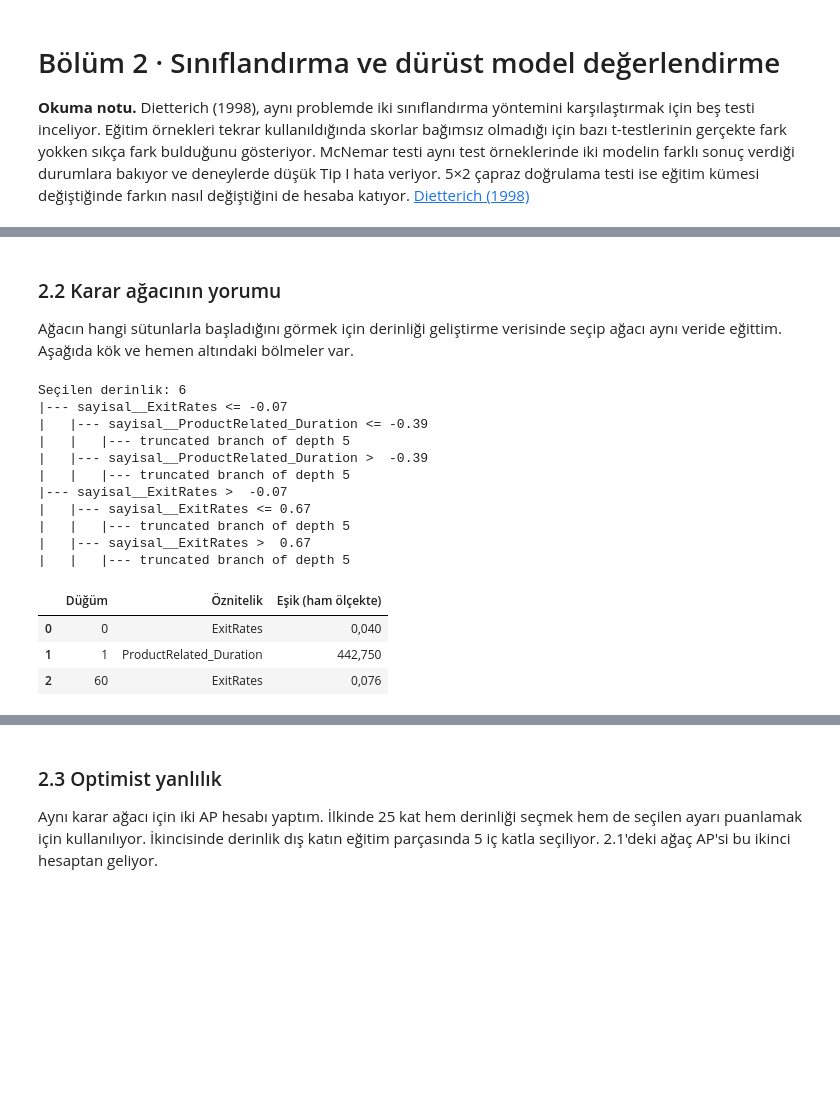
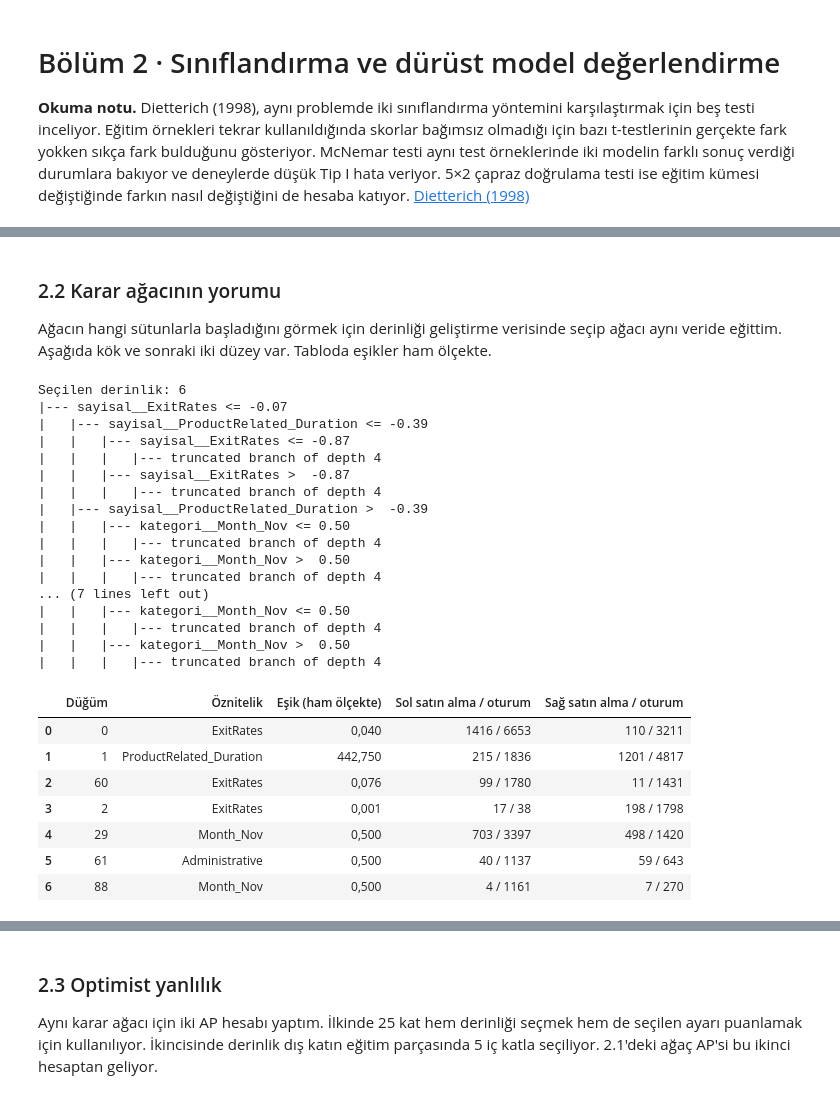
Before and after one commit to EmircanDemirTR/bil545-online-alisveris, a Jupyter notebook: proje1/BIL545_Proje1_EmircanDemir.ipynb, the cells around one changed output, grey strips where cells are left out. Cells and saved outputs as stored; diff of their text form; code cells hidden in the pictures; blank space fills up the shorter version.

```diff
--- a/proje1/BIL545_Proje1_EmircanDemir.ipynb
+++ b/proje1/BIL545_Proje1_EmircanDemir.ipynb
@@ -23,6 +23,17 @@ import sys
 from pathlib import Path
 from urllib.request import urlopen
 from zipfile import ZipFile
+
+from importlib.metadata import version
+
+SKLEARN_VERSION = "1.6.1"
+if "google.colab" in sys.modules and version("scikit-learn") != SKLEARN_VERSION:
+    import subprocess
+
+    subprocess.run(
+        [sys.executable, "-m", "pip", "install", "-q", f"scikit-learn=={SKLEARN_VERSION}"],
+        check=True,
+    )
 
 import joblib
 import matplotlib
@@ -34,6 +45,9 @@ import sklearn
 import threadpoolctl
 from IPython.display import display
 
+if sklearn.__version__ != SKLEARN_VERSION:
+    raise RuntimeError(f"Bu defter için scikit-learn=={SKLEARN_VERSION} kullanın ve çekirdeği yeniden başlatın.")
+
 SEED = 42
 np.random.seed(SEED)
 print("Python", sys.version.split()[0])
@@ -831,11 +843,15 @@ models = {
 }
 
 model_scores = {}
+nested_trees = None
 with threadpoolctl.threadpool_limits(limits=2):
     for name, estimator in models.items():
         result = cross_validate(
-            estimator, X_dev, y_dev, cv=dev_splits, scoring=SCORING, error_score="raise"
+            estimator, X_dev, y_dev, cv=dev_splits, scoring=SCORING,
+            return_estimator=name == "Karar ağacı", error_score="raise"
         )
+        if name == "Karar ağacı":
+            nested_trees = result["estimator"]
         model_scores[name] = pd.DataFrame({key: result[f"test_{key}"] for key in SCORING})
 
 ranking = sorted(model_scores, key=lambda name: -model_scores[name]["AP"].mean())
@@ -867,49 +881,75 @@ Colab'da ormanın AP'si aynı kaldı, gradyan artırma 0,3744 ± 0,0214 AP aldı
 # %% [markdown]
 ### 2.2 Karar ağacının yorumu
 
-Ağacın hangi sütunlarla başladığını görmek için derinliği geliştirme verisinde seçip ağacı aynı veride eğittim. Aşağıda kök ve hemen altındaki bölmeler var.
+Ağacın hangi sütunlarla başladığını görmek için derinliği geliştirme verisinde seçip ağacı aynı veride eğittim. Aşağıda kök ve sonraki iki düzey var. Tabloda eşikler ham ölçekte.
 # %%
 from sklearn.tree import export_text
 
 # 2.3'teki karşılaştırma için geliştirme katlarında yapılan aramayı da saklıyorum.
 with threadpoolctl.threadpool_limits(limits=2):
     dev_tree = clone(tree_search).set_params(cv=dev_splits).fit(X_dev, y_dev)
 tree_model = dev_tree.best_estimator_
 tree_features = tree_model["preprocess"].get_feature_names_out()
 print("Seçilen derinlik:", dev_tree.best_params_["model__max_depth"])
-print(export_text(tree_model["model"], feature_names=list(tree_features), max_depth=1))
+print(export_text(
+    tree_model["model"], feature_names=list(tree_features), max_depth=2, show_weights=True
+))
 
 tree = tree_model["model"].tree_
 scaler = tree_model["preprocess"].named_transformers_["sayisal"]["scale"]
-nodes = [0, tree.children_left[0], tree.children_right[0]]
+nodes = [0]
+level = [0]
+for _ in range(2):
+    level = [
+        child for node in level
+        for child in (tree.children_left[node], tree.children_right[node])
+        if child >= 0
+    ]
+    nodes.extend(level)
+
+def purchase_count(node):
+    values = tree.value[node, 0]
+    return round(values[1] / values.sum() * tree.n_node_samples[node])
 rules = []
 for node in nodes:
     col = tree.feature[node]
     if col < 0:
         continue
     column = tree_features[col]
     threshold = tree.threshold[node]
     if column.startswith("sayisal__"):
         threshold = threshold * scaler.scale_[col] + scaler.mean_[col]
+    left, right = tree.children_left[node], tree.children_right[node]
     rules.append({
-        "Düğüm": node, "Öznitelik": column.split("__", 1)[1],
-        "Eşik (ham ölçekte)": threshold,
+        "Düğüm": node, "Öznitelik": column.split("__", 1)[1], "Eşik (ham ölçekte)": threshold,
+        "Sol satın alma / oturum": f"{purchase_count(left)} / {tree.n_node_samples[left]}",
+        "Sağ satın alma / oturum": f"{purchase_count(right)} / {tree.n_node_samples[right]}",
     })
 display(pd.DataFrame(rules).style.format({"Eşik (ham ölçekte)": "{:.3f}"}, decimal=","))
 # %% [output]
 Seçilen derinlik: 6
 |--- sayisal__ExitRates <= -0.07
 |   |--- sayisal__ProductRelated_Duration <= -0.39
-|   |   |--- truncated branch of depth 5
+|   |   |--- sayisal__ExitRates <= -0.87
+|   |   |   |--- truncated branch of depth 4
+|   |   |--- sayisal__ExitRates >  -0.87
+|   |   |   |--- truncated branch of depth 4
 |   |--- sayisal__ProductRelated_Duration >  -0.39
-|   |   |--- truncated branch of depth 5
-|--- sayisal__ExitRates >  -0.07
-|   |--- sayisal__ExitRates <= 0.67
-|   |   |--- truncated branch of depth 5
-|   |--- sayisal__ExitRates >  0.67
-|   |   |--- truncated branch of depth 5
+|   |   |--- kategori__Month_Nov <= 0.50
+|   |   |   |--- truncated branch of depth 4
+|   |   |--- kategori__Month_Nov >  0.50
+|   |   |   |--- truncated branch of depth 4
+... (7 lines left out)
+|   |   |--- kategori__Month_Nov <= 0.50
+|   |   |   |--- truncated branch of depth 4
+|   |   |--- kategori__Month_Nov >  0.50
+|   |   |   |--- truncated branch of depth 4
-|  | Düğüm | Öznitelik | Eşik (ham ölçekte) |
-| 0 | 0 | ExitRates | 0,040 |
-| 1 | 1 | ProductRelated_Duration | 442,750 |
-| 2 | 60 | ExitRates | 0,076 |
+|  | Düğüm | Öznitelik | Eşik (ham ölçekte) | Sol satın alma / oturum | Sağ satın alma / oturum |
+| 0 | 0 | ExitRates | 0,040 | 1416 / 6653 | 110 / 3211 |
+| 1 | 1 | ProductRelated_Duration | 442,750 | 215 / 1836 | 1201 / 4817 |
+| 2 | 60 | ExitRates | 0,076 | 99 / 1780 | 11 / 1431 |
+| 3 | 2 | ExitRates | 0,001 | 17 / 38 | 198 / 1798 |
+| 4 | 29 | Month_Nov | 0,500 | 703 / 3397 | 498 / 1420 |
+| 5 | 61 | Administrative | 0,500 | 40 / 1137 | 59 / 643 |
+| 6 | 88 | Month_Nov | 0,500 | 4 / 1161 | 7 / 270 |
 # %% [markdown]
```
Also changed, not shown: parts of 16 cells of this notebook, 1 other file.
